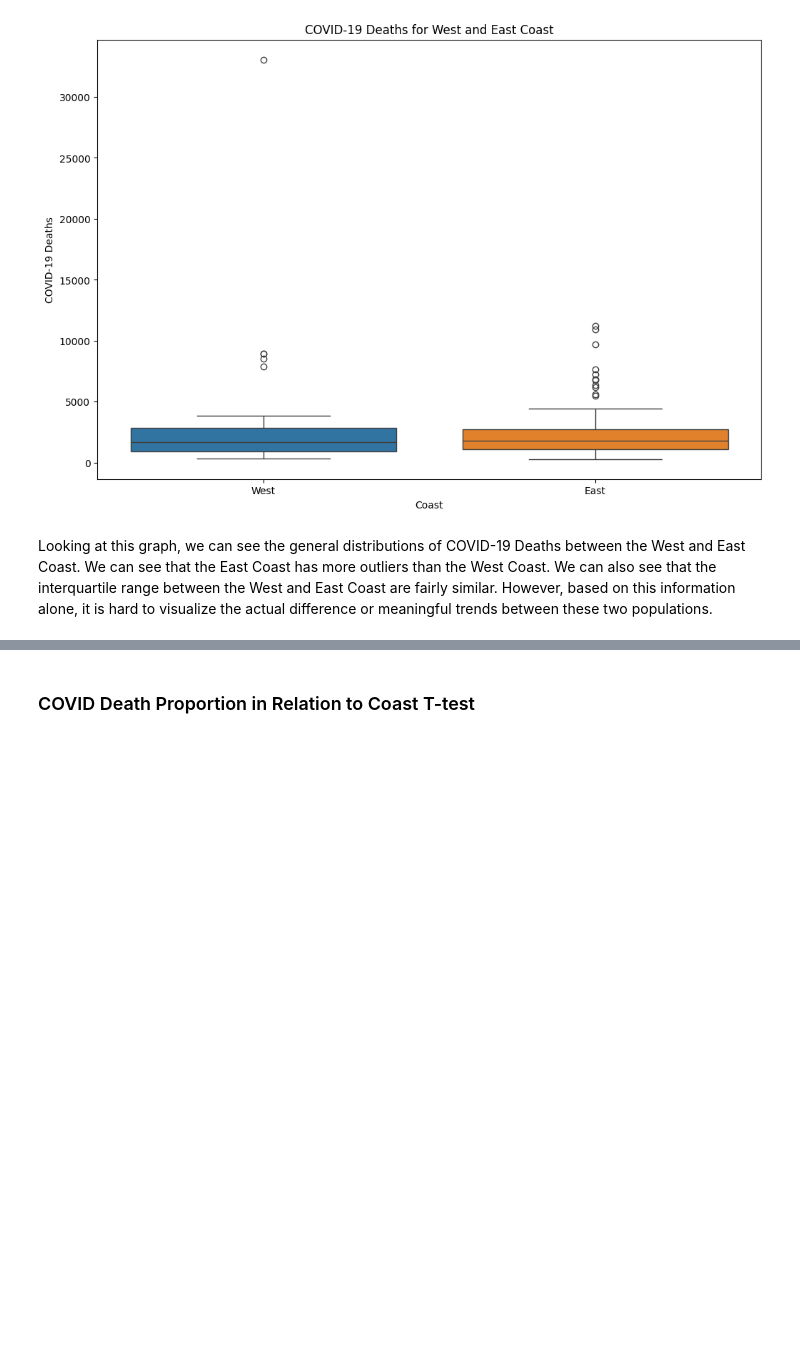
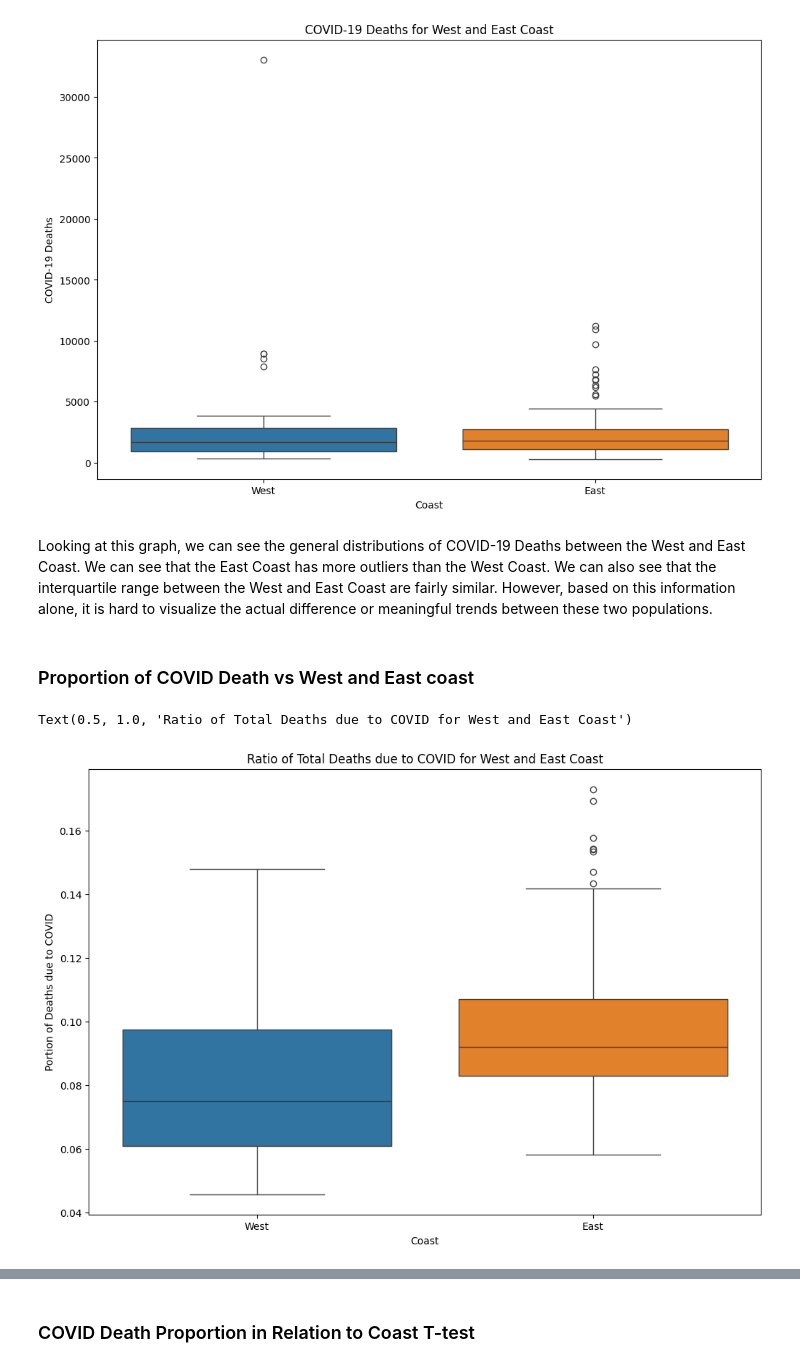
Before and after one commit to kshtwr/COVID-Mortality-Rate-in-Diverse-Cities, a Jupyter notebook: FinalProject_Group116_WI24.ipynb, the cells around one changed output, grey strips where cells are left out. Saved outputs shown, nothing was run; the diff lists cells and outputs as text; code cells hidden in the pictures; blank space fills up the shorter version.

```diff
--- a/FinalProject_Group116_WI24.ipynb
+++ b/FinalProject_Group116_WI24.ipynb
@@ -301,3 +307,14 @@ Text(0.5, 1.0, 'COVID-19 Deaths for West and East Coast')
 [figure]
 # %% [markdown]
 Looking at this graph, we can see the general distributions of COVID-19 Deaths between the West and East Coast. We can see that the East Coast has more outliers than the West Coast. We can also see that the interquartile range between the West and East Coast are fairly similar. However, based on this information alone, it is hard to visualize the actual difference or meaningful trends between these two populations.
+# %% [markdown]
+### Proportion of COVID Death vs West and East coast
+# %%
+plt.figure(figsize = (12, 8))
+
+boxplot = sns.boxplot(data = df, y = 'Portion of Deaths due to COVID', x = 'Coast', hue = 'Coast')
+boxplot.set_xlabel('Coast')
+boxplot.set_title('Ratio of Total Deaths due to COVID for West and East Coast')
+# %% [output]
+Text(0.5, 1.0, 'Ratio of Total Deaths due to COVID for West and East Coast')
+[figure, added]
```
Also changed, not shown: parts of 6 cells of this notebook.
